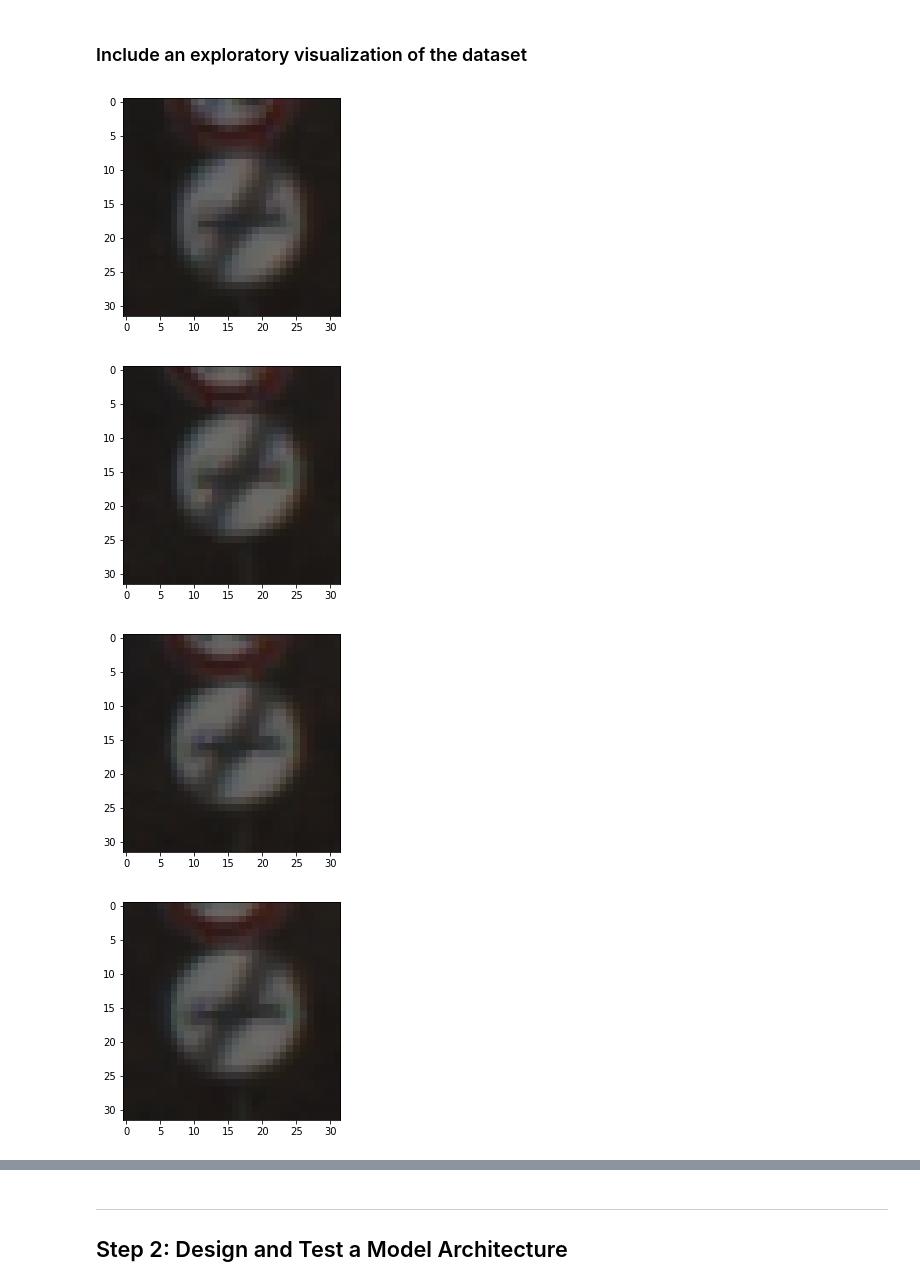
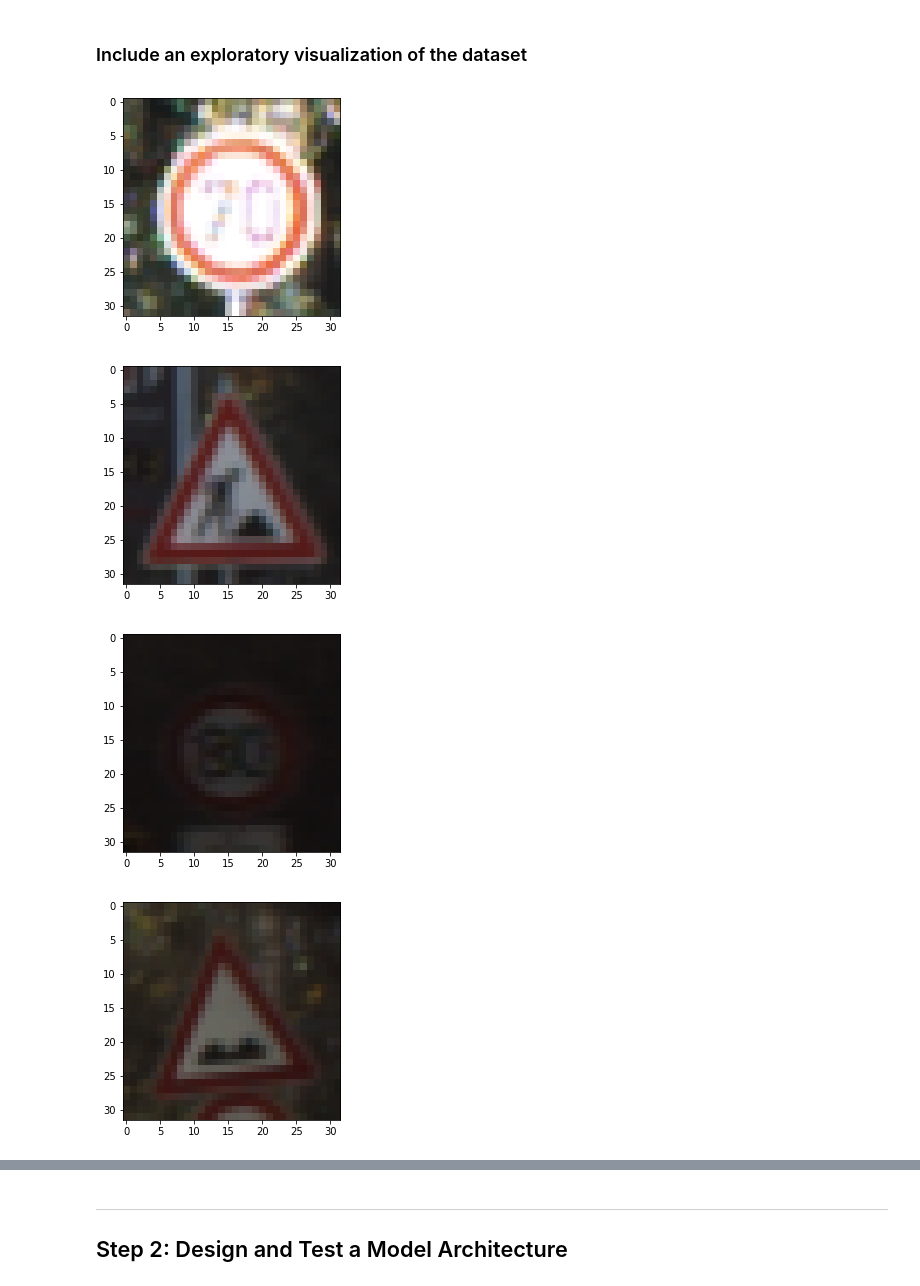
Before and after one commit to TPrabhat/Traffic-Sign-Classifier, a Jupyter notebook: Traffic_Sign_Classifier.ipynb, the cells around one changed output, grey strips where cells are left out. Cells and saved outputs as stored; diff of their text form; code cells hidden in the pictures.

```diff
--- a/Traffic_Sign_Classifier.ipynb
+++ b/Traffic_Sign_Classifier.ipynb
@@ -80,14 +80,15 @@ Number of classes = 43
 # %%
 ### Data exploration visualization code goes here.
 ### Feel free to use as many code cells as needed.
 import matplotlib.pyplot as plt
 # Visualizations will be shown in the notebook.
 %matplotlib inline
 for i in range(5):
-    plt.imshow(X_train[i])
+    rand = np.random.randint(n_train)
+    plt.imshow(X_train[rand])
     plt.show()
 # %% [output]
-[figure, old version]
+[figure, new version]
-[figure, old version]
+[figure, new version]
-[figure, old version]
+[figure, new version]
-[figure, old version]
+[figure, new version]
```
Also changed, not shown: parts of 3 cells of this notebook.
